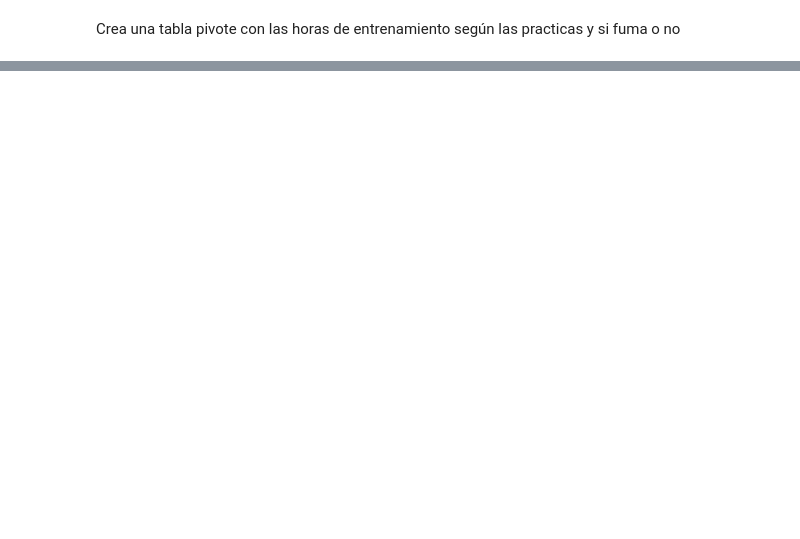
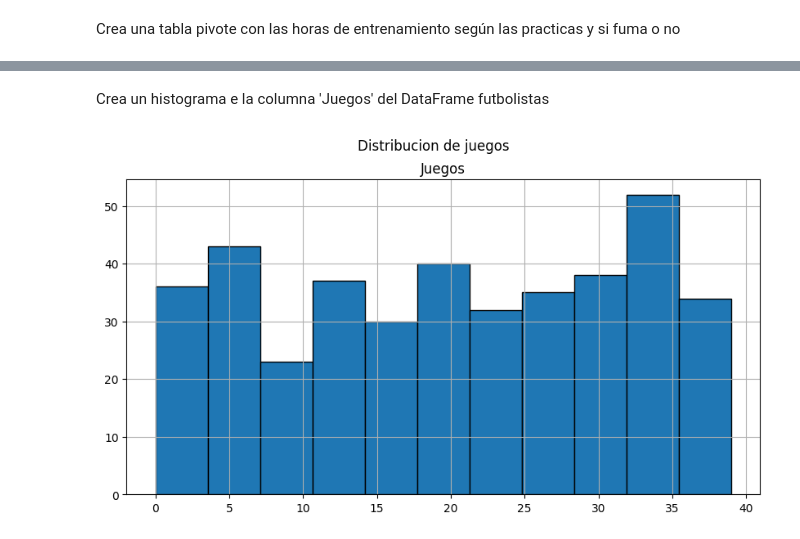
Before and after one commit to fgbyte/dsc_basics, a Jupyter notebook: notebooks/3. matplotlib.ipynb, the cells around one changed output, grey strips where cells are left out. Drawn from its saved outputs; the diff is of its cells as text; code cells hidden in the pictures; blank space fills up the shorter version.

```diff
--- a/notebooks/3. matplotlib.ipynb
+++ b/notebooks/3. matplotlib.ipynb
@@ -120,0 +153,8 @@ Crea una tabla pivote con las horas de entrenamiento según las practicas y si f
+# %% [markdown]
+Crea un histograma e la columna 'Juegos' del DataFrame futbolistas
+# %%
+futbolistas.hist(column='Juegos', bins=11, edgecolor='black', figsize=(10, 5))
+plt.suptitle('Distribucion de juegos')
+plt.show()
+# %% [output]
+[figure, added]
```
Also changed, not shown: parts of 10 cells of this notebook.
